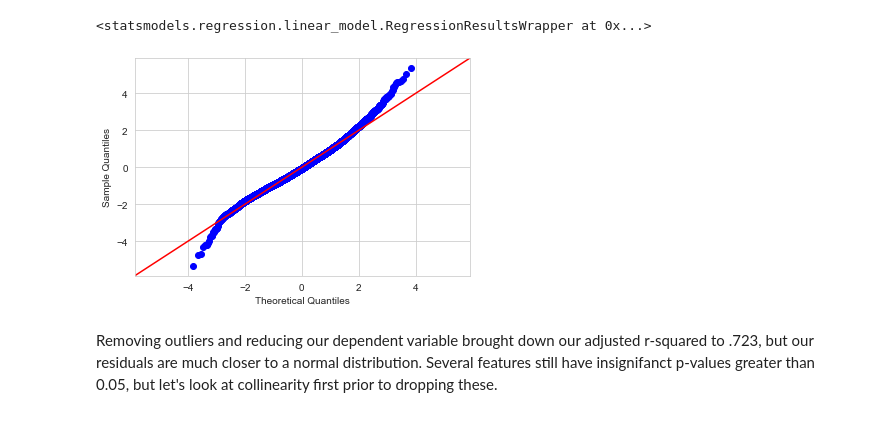
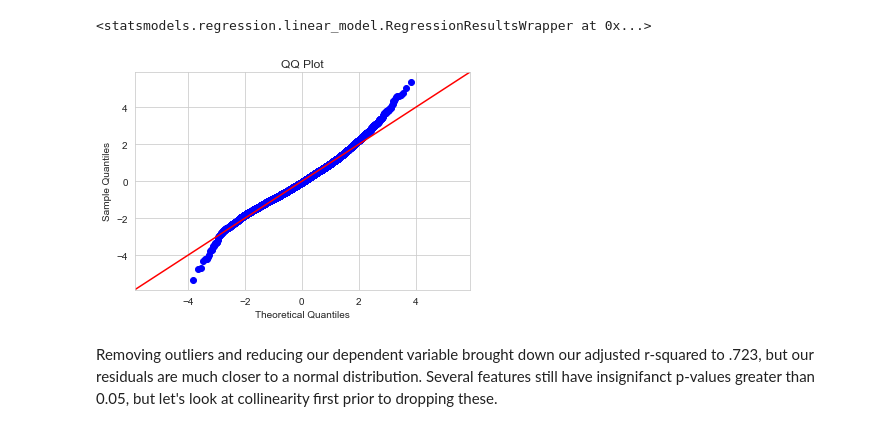
Before and after one commit to dbarth411/Multiple-Linear-Regression-King-County-Housing, a Jupyter notebook: student.ipynb, the cells around one changed output. Drawn from its saved outputs; the diff is of its cells as text; code cells hidden in the pictures.

```diff
--- a/student.ipynb
+++ b/student.ipynb
@@ -371,8 +377,9 @@ There are some features with almost no correlation to price, but rather than dro
 # %% [markdown]
 # Model 1: Using All Features
 # %%
-#Separate features and target columns
+#Function for linear regression
 def linear_model(dataframe):
+    '''Build linear regression model, return model and print model summary from statsmodels.'''
     #Create feature and target columns
     X = dataframe.drop(columns=['price'], axis=1)
     y = dataframe.price
@@ -501,9 +509,11 @@ strong multicollinearity or other numerical problems.
 <statsmodels.regression.linear_model.RegressionResultsWrapper at 0x...>
 # %%
 fig = sm.graphics.qqplot(model.resid, dist=stats.norm, line='45', fit=True)
+plt.title('QQ Plot')
 plt.savefig('Images/Model2c')
+plt.show()
 # %% [output]
-[figure, old version]
+[figure, new version]
 # %% [markdown]
 Removing outliers and reducing our dependent variable brought down our adjusted r-squared to .723, but our residuals are much closer to a normal distribution. Several features still have insignifanct p-values greater than 0.05, but let's look at collinearity first prior to dropping these.
 # %% [markdown]
```
Also changed, not shown: parts of 8 cells of this notebook, 2 other files.
